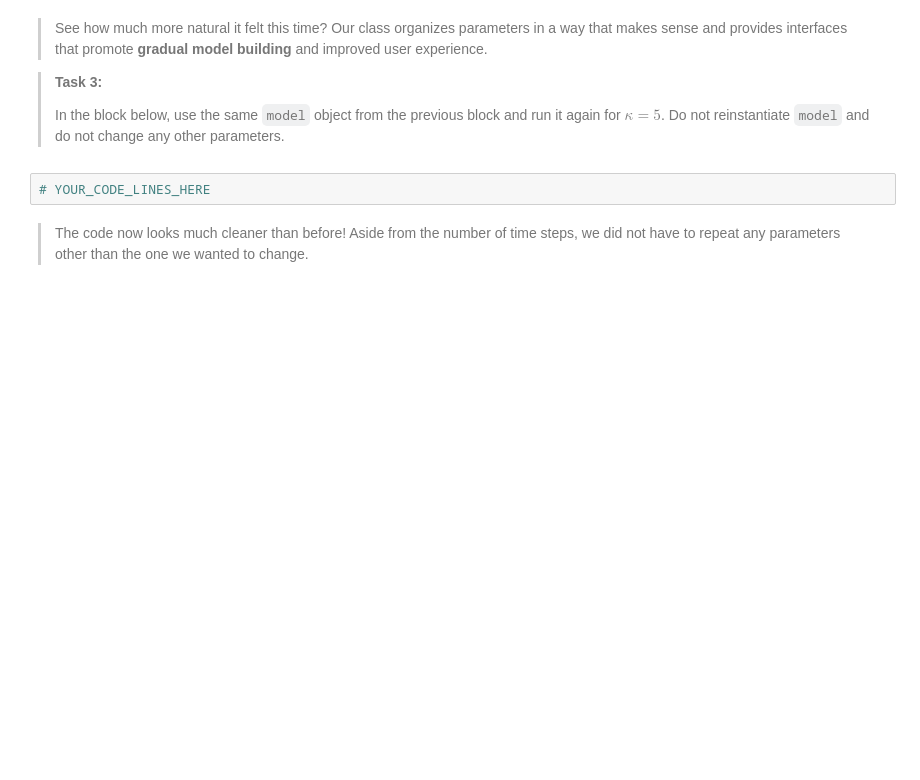
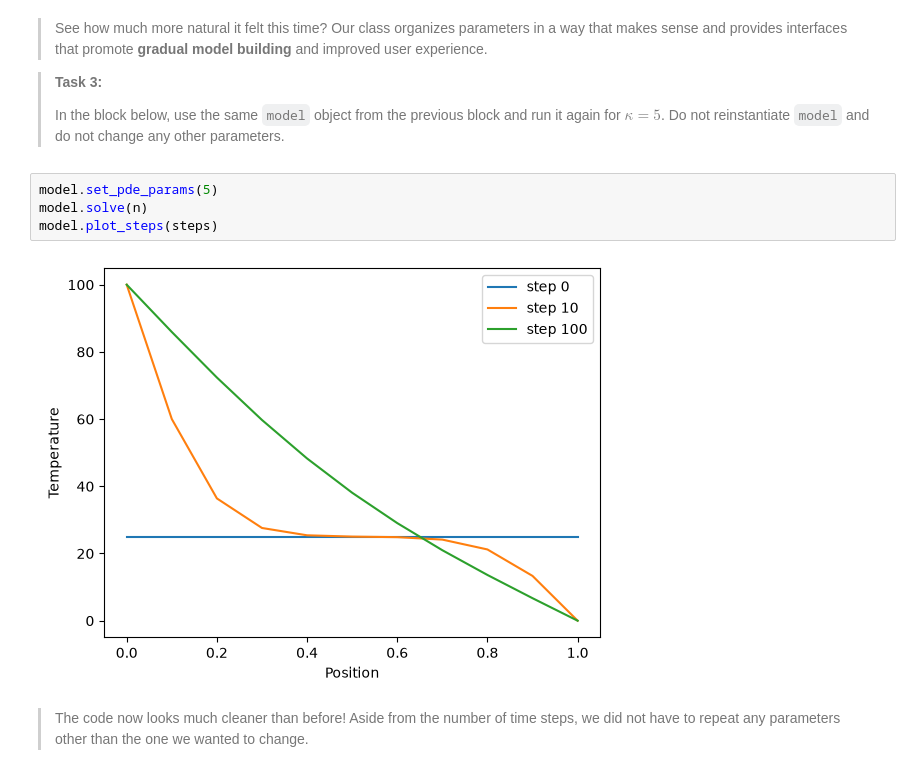
Before and after one commit to Parwiiz/PA2.1echt, a Jupyter notebook: 2_oop.ipynb, the cells around one changed output. Saved outputs shown, nothing was run; the diff lists cells and outputs as text; blank space fills up the shorter version.

```diff
--- a/2_oop.ipynb
+++ b/2_oop.ipynb
@@ -98,8 +110,12 @@ model.set_bcs(# YOUR_CODE_LINE_HERE )
 > **Task 3:**
 >
 > In the block below, use the same `model` object from the previous block and run it again for $\kappa=5$. Do not reinstantiate `model` and do not change any other parameters.
-# %%
-# YOUR_CODE_LINES_HERE
+# %%
+model.set_pde_params(5)
+model.solve(n)
+model.plot_steps(steps)
+# %% [output]
+[figure, added]
 # %% [markdown]
 > The code now looks much cleaner than before! Aside from the number of time steps, we did not have to repeat any parameters other than the one we wanted to change.
 # %% [markdown]
```
Also changed, not shown: parts of 6 cells of this notebook.
